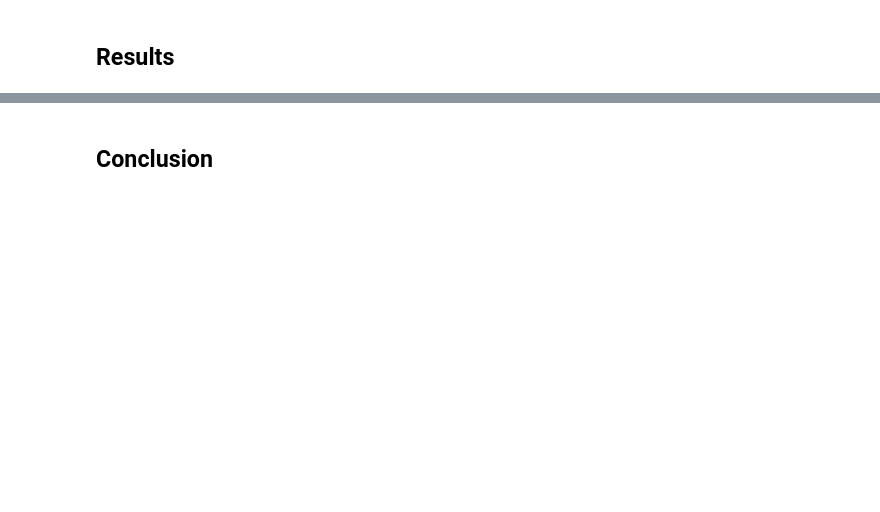
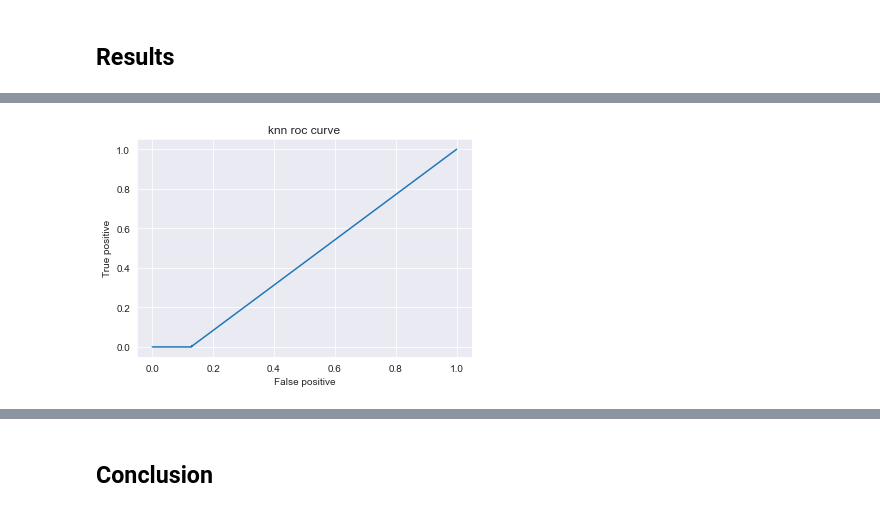
Before and after one commit to Im-Rises/digit_recognizer_ml, a Jupyter notebook: main_kaggle.ipynb, the cells around one changed output, grey strips where cells are left out. Cells and saved outputs as stored; diff of their text form; code cells hidden in the pictures; blank space fills up the shorter version.

```diff
--- a/main_kaggle.ipynb
+++ b/main_kaggle.ipynb
@@ -85,5 +102,6 @@ from sklearn.neighbors import KNeighborsClassifier
 knn = KNeighborsClassifier()
 
 grid_params = {'n_neighbors': [i for i in range(1, 11)], 'weights': ["uniform", "distance"]}
+# grid_params = {'n_neighbors': [i for i in range(1, 11)], 'weights': ["uniform", "distance"]}
 
-# gsCV = GridSearchCV(knn, grid_params, verbose=3)
+gsCV = GridSearchCV(knn, grid_params, verbose=3)
@@ -128,14 +129,0 @@ plt.show()
-# %%
-from sklearn.naive_bayes import GaussianNB
-
-gnb = GaussianNB()
-gnb.fit(X_train, y_train)
-print(gnb.score(X_train,y_train))
-y_pred = gnb.predict(X_train)
-
-from sklearn.metrics import confusion_matrix
-import seaborn as sns
-
-cm = confusion_matrix(y_train, y_pred)
-sns.heatmap(cm, annot=True)
-plt.show()
@@ -191,0 +189,16 @@ NameError: name 'svc' is not defined
+# %%
+from sklearn.metrics import roc_curve
+
+# ROC curve
+def print_roc_curve(X_test, y_test, name, title):
+    y_pred_prob = knn.predict_proba(X_test)[:,1]
+    fpr, tpr, thresholds = roc_curve(y_test,y_pred_prob , pos_label=9)
+    plt.plot(fpr, tpr, label=name)
+    plt.xlabel("False positive")
+    plt.ylabel("True positive")
+    plt.title(title)
+    plt.show()
+
+print_roc_curve(X_test, y_test, "KNeighborsClassifier", "knn roc curve")
+# %% [output]
+[figure, added]
```
Also changed, not shown: parts of 43 cells of this notebook, 1 other file.
